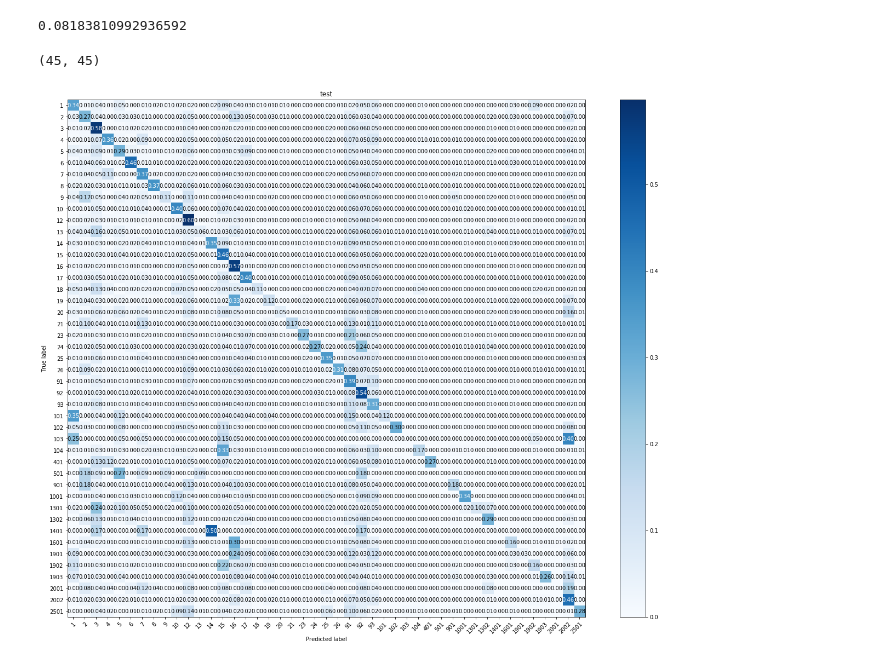
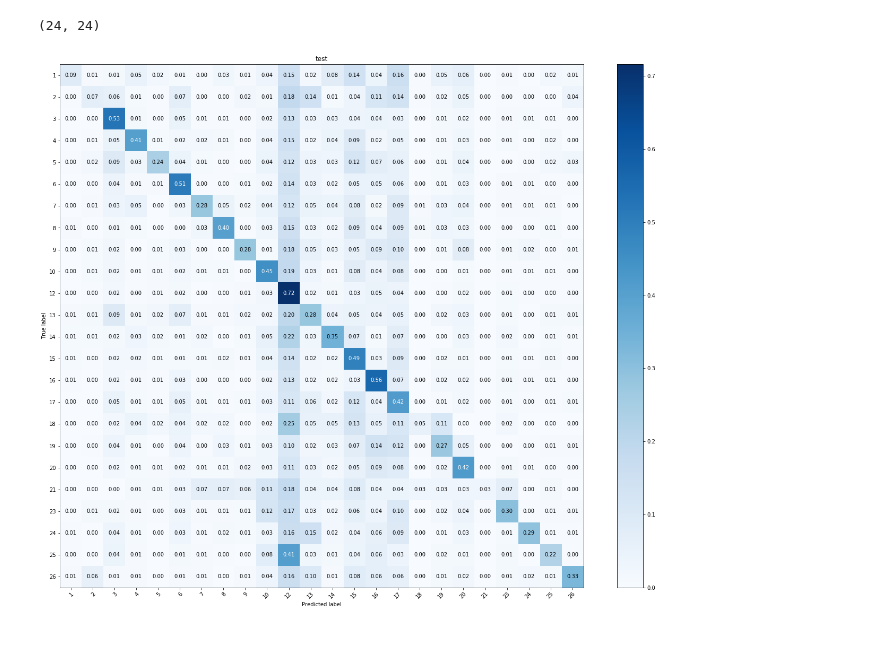
Before and after one commit to nmfoss/DAT620_delivered, a Jupyter notebook: bucketing.ipynb, the cells around one changed output. Saved outputs shown, nothing was run; the diff lists cells and outputs as text; code cells hidden in the pictures.

```diff
--- a/bucketing.ipynb
+++ b/bucketing.ipynb
@@ -118,14 +115,14 @@ class BucketClassifier(BaseEstimator, ClassifierMixin):
 
         return preds
 # %%
-vectorizer = TfidfVectorizer()
+vectorizer = TfidfVectorizer(**{'max_df': 0.3, 'max_features': None, 'norm': 'l2', 'strip_accents': 'ascii', 'use_idf': False})
 train_x = vectorizer.fit_transform(train_X[corpus])
 validation_x = vectorizer.transform(validation_X[corpus])
 # %%
 classifiers = [MultinomialNB(alpha=0.001) for _ in range(10)]
-first_bucket = BucketClassifier(mhash, classifiers, MultinomialNB(alpha=0.001))
+clf = BucketClassifier(mhash, classifiers, MultinomialNB(alpha=0.001))
 
-first_bucket.fit(train_x, train_y)
-preds = first_bucket.predict(validation_x)
+clf.fit(train_x, train_y)
+preds = clf.predict(validation_x)
 np.mean(preds == validation_y)
 # %% [output]
@@ -221,7 +129,0 @@ Name: R_0, dtype: int64
-# %%
-train_X, validation_X, train_y, validation_y = train_test_split(
-    labeled_data['Lemma_stripped'],
-    labeled_data['Label'],
-    test_size=0.33,
-    random_state=1,
-    stratify=labeled_data['Label'])
@@ -247,11 +129,0 @@ Name: R_0, Length: 25006, dtype: int64
-# %%
-preds = []
-for c in range(num_classifiers):
-    r = 'R_'+str(c)
-    p = 'P_'+str(c)
-    model = MultinomialNB(alpha=0.001)
-    model.fit(train_x, labeled_data.loc[train_y.index][r])
-    preds.append(model.predict(validation_x))
-    acc = accuracy_score(labeled_data.loc[validation_y.index][r], preds[c])
-    prec, reca, fsco, _ = precision_recall_fscore_support(labeled_data.loc[validation_y.index][r], preds[c], average='macro')
-    print(acc, prec, reca, fsco)
@@ -321,17 +130,5 @@ candidate_classes
-# %%
-agg_result = []
-for p in candidate_classes:
-    if len(p) > 0:
-        agg_result.append(max(set(p), key = p.count))
-        #print(max(p, key = p.count))
-        #break
-    else:
-        agg_result.append(12)
-np.mean(agg_result == validation_y)
-# %% [output]
-0.08183810992936592
 # %%
-testy = mt.plot_cf(validation_y, agg_result, title = 'test')
+testy = mt.plot_cf(validation_y, preds, title = 'test')
 # %% [output]
-(45, 45)
+(24, 24)
-[figure, old version]
+[figure, new version]
```
Also changed, not shown: parts of 22 cells of this notebook, 8 other files.
